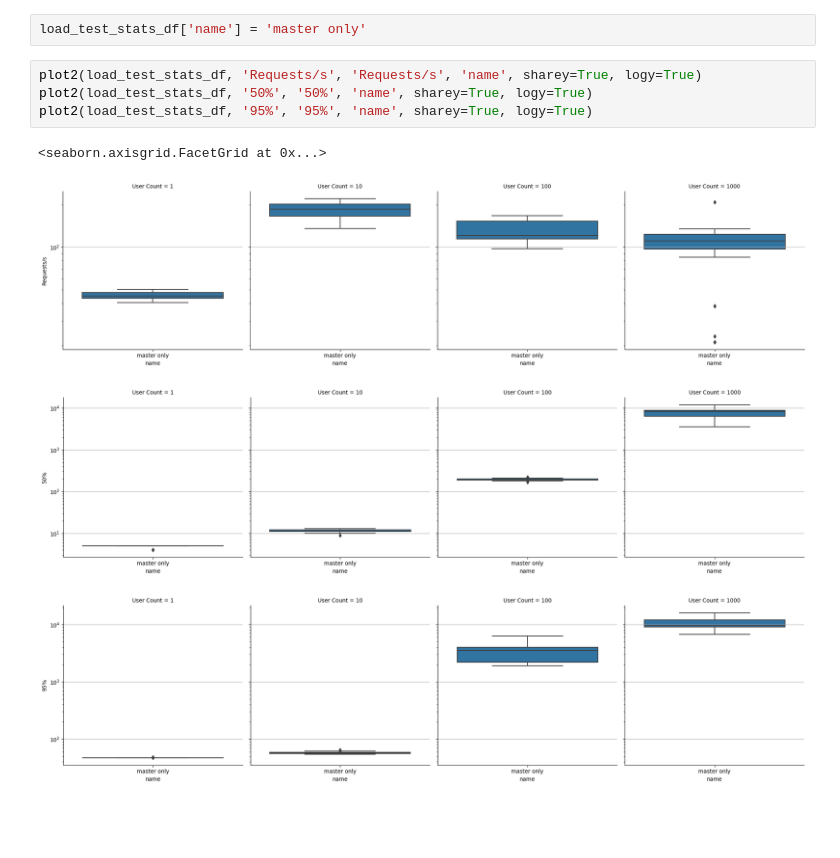
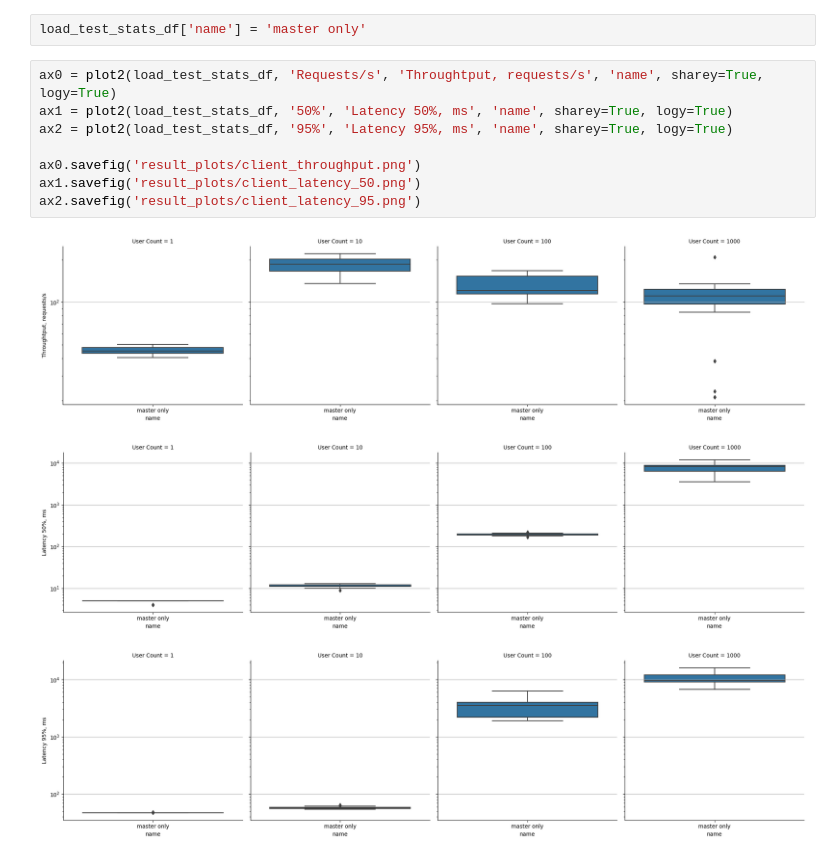
Before and after one commit to popkir/highload-social-network, a Jupyter notebook: load_testing/hw3_replication_load_testing/001_load_test_search_get_without_replica/003_analyze_results.ipynb, the cells around one changed output. Saved outputs shown, nothing was run; the diff lists cells and outputs as text; blank space fills up the shorter version.

```diff
--- a/load_testing/hw3_replication_load_testing/001_load_test_search_get_without_replica/003_analyze_results.ipynb
+++ b/load_testing/hw3_replication_load_testing/001_load_test_search_get_without_replica/003_analyze_results.ipynb
@@ -205,11 +206,14 @@ plot2(docker_stats_df, 'net_tx_bytes', 'Network IO', 'name', sharey=True, logy=T
 # %%
 load_test_stats_df['name'] = 'master only'
 # %%
-plot2(load_test_stats_df, 'Requests/s', 'Requests/s', 'name', sharey=True, logy=True)
-plot2(load_test_stats_df, '50%', '50%', 'name', sharey=True, logy=True)
-plot2(load_test_stats_df, '95%', '95%', 'name', sharey=True, logy=True)
+ax0 = plot2(load_test_stats_df, 'Requests/s', 'Throughtput, requests/s', 'name', sharey=True, logy=True)
+ax1 = plot2(load_test_stats_df, '50%', 'Latency 50%, ms', 'name', sharey=True, logy=True)
+ax2 = plot2(load_test_stats_df, '95%', 'Latency 95%, ms', 'name', sharey=True, logy=True)
+
+ax0.savefig('result_plots/client_throughput.png')
+ax1.savefig('result_plots/client_latency_50.png')
+ax2.savefig('result_plots/client_latency_95.png')
 # %% [output]
-<seaborn.axisgrid.FacetGrid at 0x...>
-[figure, old version]
+[figure, new version]
-[figure, old version]
+[figure, new version]
-[figure, old version]
+[figure, new version]
```
Also changed, not shown: parts of 1 cell of this notebook, 29 other files.
